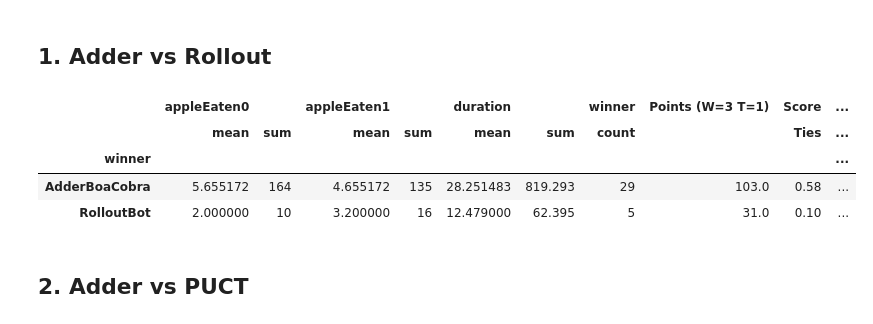
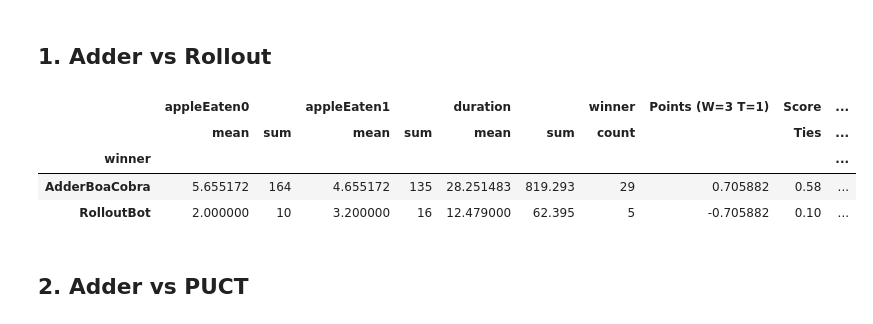
Before and after one commit to rkthomps/MCTSSnake, a Jupyter notebook: analysis/EDA.ipynb, the cells around one changed output. Cells and saved outputs as stored; diff of their text form; code cells hidden in the pictures.

Commit message:
scoring table

```diff
--- a/analysis/EDA.ipynb
+++ b/analysis/EDA.ipynb
@@ -40,15 +40,15 @@ def add_score_columns(df):
     for index, row in df.iterrows():
 
         if row["winner"] == bot1:
-            bot1_points += 3
+            bot1_points += 1
+            bot2_points -= 1
         elif row["winner"] == bot2:
-            bot2_points += 3
-        else:
-            bot1_points += 1
             bot2_points += 1
+            bot1_points -= 1
 
-    return bot1_points, bot2_points, len(df), len(df) - len(df[df["winner"] == "tie"])
 
-bot1_points, bot2_points, total_games, games_without_ties = add_score_columns(adder_rollout_df)
+    return bot1_points / (len(df) - len(df[df["winner"] == "tie"])), bot2_points / (len(df) - len(df[df["winner"] == "tie"])), len(df), len(df) - len(df[df["winner"] == "tie"])
+
+bot1_points, bot2_points, total_games, games_without_ties = add_score_columns(get_df("NaiveBot", "PuctBot"))
 print(bot1_points, bot2_points, total_games, games_without_ties)
 # %% [output]
@@ -109,36 +120,36 @@ total_apples_eaten_df.plot(kind="line", x="iteration", y=[total1, total2])
 # %%
 # bots playing
 def get_tournament_statistics(df):
     bot1, bot2 = get_bots_playing(df)
     # average apples eaten:
     tournament_statistics_df = df.groupby("winner").agg(aggregations)
     bot1_points, bot2_points, total_games, games_without_ties = add_score_columns(df)
-    tournament_statistics_df.loc[bot1 ,("Points (W=3 T=1)")] = bot1_points
-    tournament_statistics_df.loc[bot2 ,("Points (W=3 T=1)")] = bot2_points
+    tournament_statistics_df.loc[bot1 ,("Points (W=1 L=-1)")] = bot1_points
+    tournament_statistics_df.loc[bot2 ,("Points (W=1 L=-1)")] = bot2_points
 
     tournament_statistics_df.loc[bot1 ,("Score", "Ties")] = tournament_statistics_df.loc[bot1,("winner", "count")] / total_games
     tournament_statistics_df.loc[bot1 ,("Score", "Without Ties")] = tournament_statistics_df.loc[bot1,("winner", "count")] / games_without_ties
 
     tournament_statistics_df.loc[bot2 ,("Score", "Ties")] = tournament_statistics_df.loc[bot2,("winner", "count")] / total_games
     tournament_statistics_df.loc[bot2 ,("Score", "Without Ties")] = tournament_statistics_df.loc[bot2,("winner", "count")] / games_without_ties
 
 
     # tournament_statistics_df.loc[bot1 ,("Score", "Ties")] = bot1_points / total_games
     # tournament_statistics_df.loc[bot1 ,("Score", "Without Ties")] = bot1_points / games_without_ties
     # tournament_statistics_df[""]
     try:
         tournament_statistics_df = tournament_statistics_df.drop(index="tie")
     except:
         # no ties
         pass
     return tournament_statistics_df
-get_tournament_statistics(adder_rollout_df)
+get_tournament_statistics(get_df("AdderBoaCobra", "RolloutBot"))
 # %% [output]
 |  | appleEaten0 |  | appleEaten1 |  | duration |  | winner | Points (W=3 T=1) | Score | ... |
 |  | mean | sum | mean | sum | mean | sum | count |  | Ties | ... |
 | winner |  |  |  |  |  |  |  |  |  | ... |
-| AdderBoaCobra | 5.655172 | 164 | 4.655172 | 135 | 28.251483 | 819.293 | 29 | 103.0 | 0.58 | ... |
-| RolloutBot | 2.000000 | 10 | 3.200000 | 16 | 12.479000 | 62.395 | 5 | 31.0 | 0.10 | ... |
+| AdderBoaCobra | 5.655172 | 164 | 4.655172 | 135 | 28.251483 | 819.293 | 29 | 0.705882 | 0.58 | ... |
+| RolloutBot | 2.000000 | 10 | 3.200000 | 16 | 12.479000 | 62.395 | 5 | -0.705882 | 0.10 | ... |
 # %% [markdown]
 ## 2. Adder vs PUCT
 # %%
```
Also changed, not shown: parts of 17 cells of this notebook.
